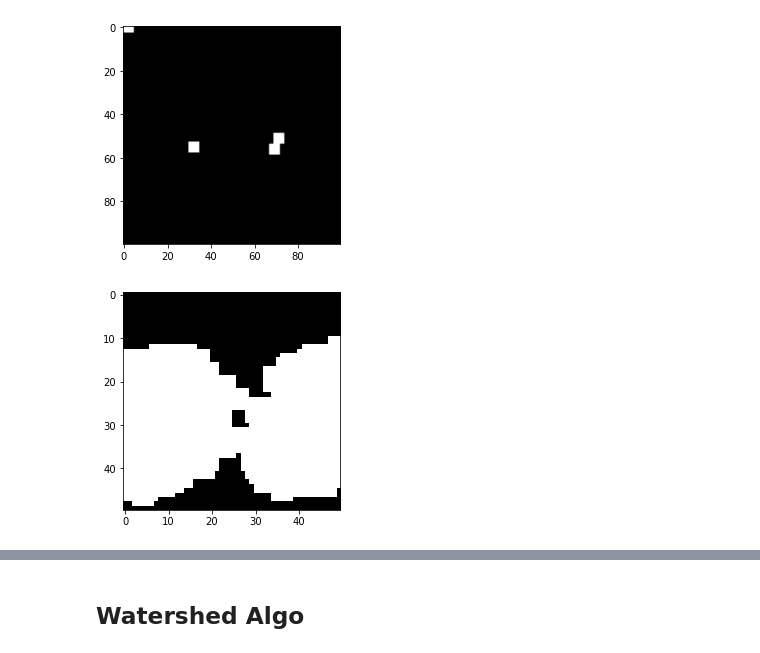
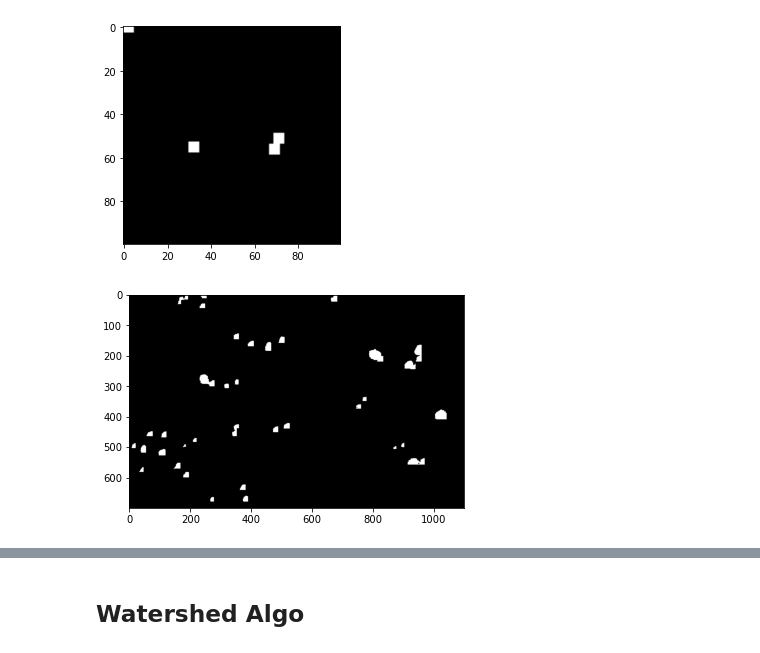
Before and after one commit to moates695/cs9517_Group_Project, a Jupyter notebook: marcus/preprocess.ipynb, the cells around one changed output, grey strips where cells are left out. Cells and saved outputs as stored; diff of their text form; code cells hidden in the pictures.

Commit message:
ultimate erosion and rebuild gives cells, at least an early segmentation plus labels for one image

```diff
--- a/marcus/preprocess.ipynb
+++ b/marcus/preprocess.ipynb
@@ -484,11 +484,12 @@ show(create_img(dil2)[500:600,900:1000])
 # %% [output]
 [figure]
 # %%
-def collision(pt, label, existing_pts):
-    for (i, j) in [(0, -1), (-1, 0), (0, 1), (1, 0)]:
-        point = (pt[0]+i,pt[1]+j)
-        if point in existing_pts and pts[point] != label:
-            return False
+def no_collision(pt, label, existing_pts):
+    for i in range(-1, 2):
+        for j in range(-1, 2):
+            point = (pt[0]+i,pt[1]+j)
+            if point in existing_pts and label != existing_pts[point]:
+                return False
     return True
 # %%
 def rebuild(img3):
@@ -502,19 +503,39 @@ def rebuild(img3):
     while 1:
         base = dilated2_pts.copy()
         dilated1_pts = base.copy()
+
         for pt, label in base.items():
             pt1 = (pt[0],pt[1]-1)
-            if pt1 in base and base[pt1] != label:
+            if pt1 in dilated1_pts:
                 continue
-            if
+            elif no_collision(pt1, label, dilated1_pts) and pt1 in pts:
+                dilated1_pts[pt1] = label
+
+            pt2 = (pt[0], pt[1]+1)
+            if pt2 in dilated1_pts:
+                continue
+            elif no_collision(pt2, label, dilated1_pts) and pt2 in pts:
+                dilated1_pts[pt2] = label
 
         dilated2_pts = dilated1_pts.copy()
+        for pt, label in dilated1_pts.items():
+            pt1 = (pt[0]-1,pt[1])
+            if pt1 in dilated2_pts:
+                continue
+            elif no_collision(pt1, label, dilated2_pts) and pt1 in pts:
+                dilated2_pts[pt1] = label
+
+            pt2 = (pt[0]+1, pt[1])
+            if pt2 in dilated2_pts:
+                continue
+            elif no_collision(pt2, label, dilated2_pts) and pt2 in pts:
+                dilated2_pts[pt2] = label
         if base == dilated2_pts:
             break
     return dilated2_pts
 # %%
 new_pts = rebuild(img3)
-# %%
-show(create_img(new)[525:575,925:975])
-# %% [output]
-[figure, removed]
+# %%
+show(create_img(new_pts))
+# %% [output]
+[figure, added]
```
Also changed, not shown: parts of 2 cells of this notebook.
